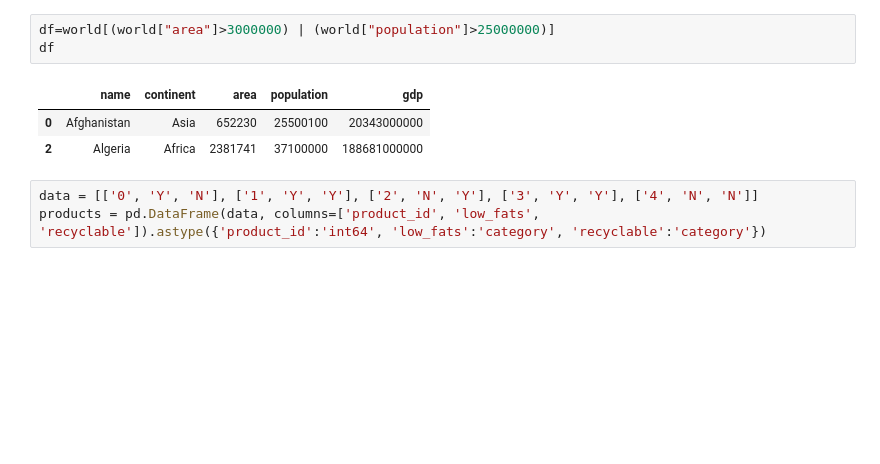
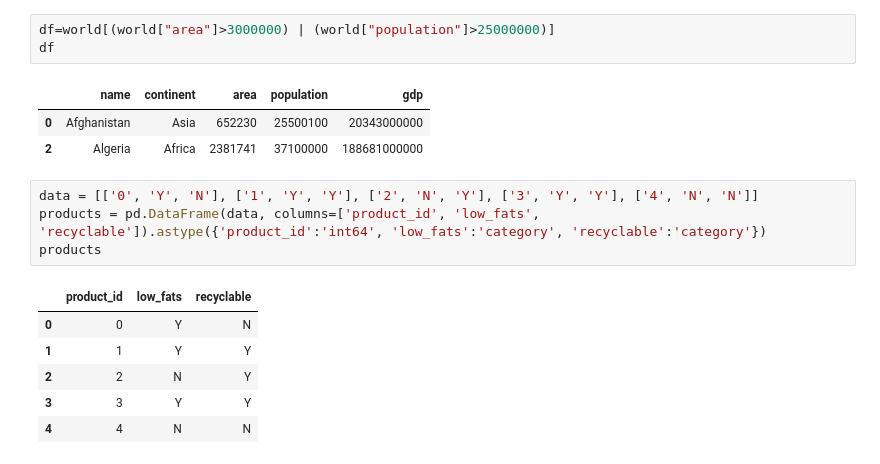
Before and after one commit to 404saugat404/extras-some-basic-programs-for-practise-, a Jupyter notebook: rough_practise.ipynb, the cells around one changed output. Saved outputs shown, nothing was run; the diff lists cells and outputs as text; blank space fills up the shorter version.

```diff
--- a/rough_practise.ipynb
+++ b/rough_practise.ipynb
@@ -58,3 +58,11 @@ df
 # %%
 data = [['0', 'Y', 'N'], ['1', 'Y', 'Y'], ['2', 'N', 'Y'], ['3', 'Y', 'Y'], ['4', 'N', 'N']]
 products = pd.DataFrame(data, columns=['product_id', 'low_fats', 'recyclable']).astype({'product_id':'int64', 'low_fats':'category', 'recyclable':'category'})
+products
+# %% [output]
+|  | product_id | low_fats | recyclable |
+| 0 | 0 | Y | N |
+| 1 | 1 | Y | Y |
+| 2 | 2 | N | Y |
+| 3 | 3 | Y | Y |
+| 4 | 4 | N | N |
```
Also changed, not shown: parts of 5 cells of this notebook.
